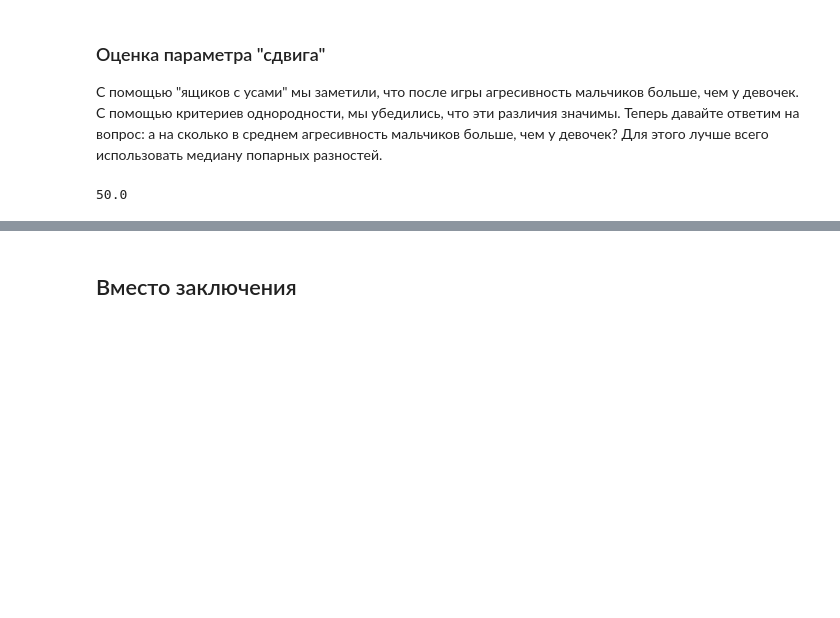
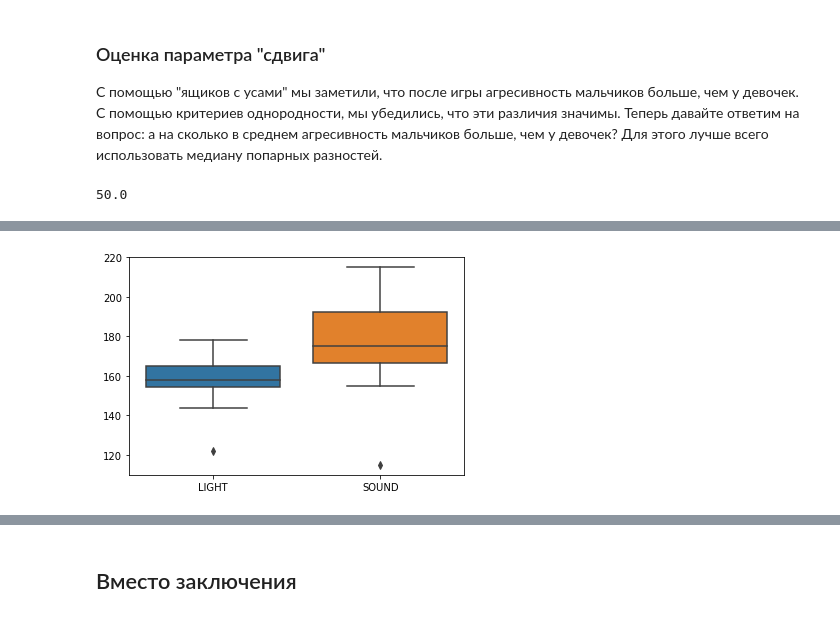
Before and after one commit to novayazarya/statistics, a Jupyter notebook: informed-consent.ipynb, the cells around one changed output, grey strips where cells are left out. Saved outputs shown, nothing was run; the diff lists cells and outputs as text; code cells hidden in the pictures; blank space fills up the shorter version.

```diff
--- a/informed-consent.ipynb
+++ b/informed-consent.ipynb
@@ -301,0 +310,2 @@ np.median([[sample1[i] - sample2[j] for j in range(len(sample2))] for i in range
+# %%
+data = pd.read_excel('reaction.xls')
@@ -301,0 +321,4 @@ np.median([[sample1[i] - sample2[j] for j in range(len(sample2))] for i in range
+# %%
+sns.boxplot(data=data);
+# %% [output]
+[figure, added]
```
Also changed, not shown: parts of 131 cells of this notebook.
